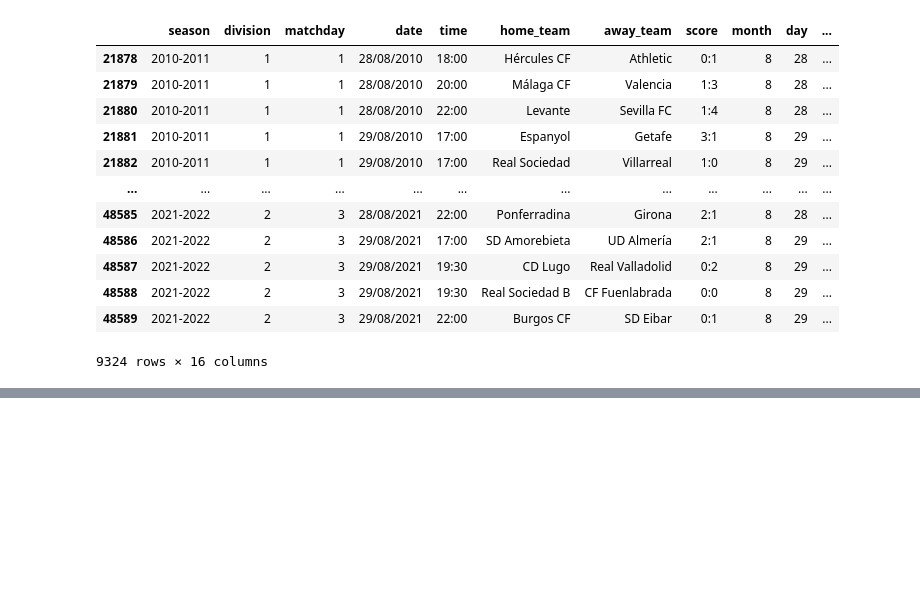
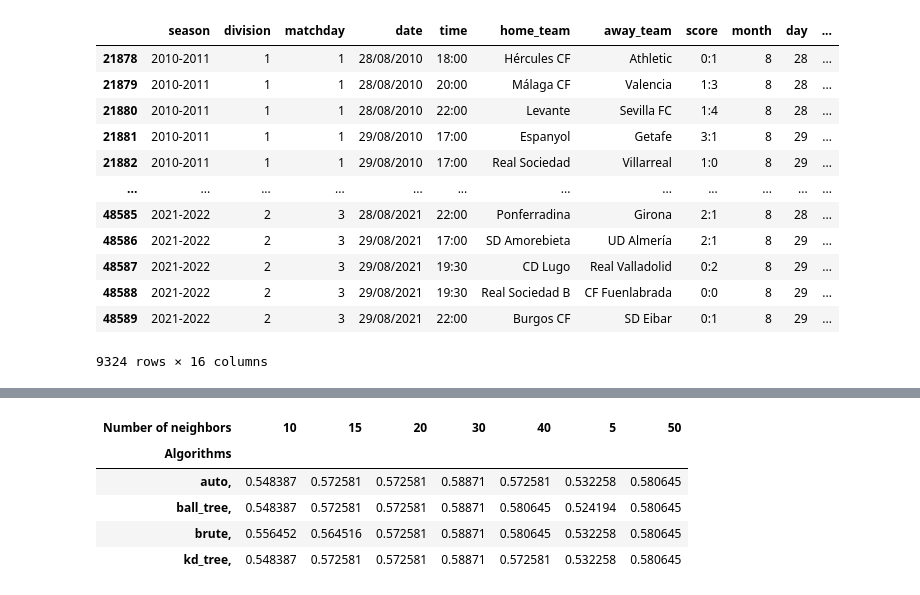
Before and after one commit to alexfulleda98/la-quiniela, a Jupyter notebook: analysis/ModelAnalysis.ipynb, the cells around one changed output, grey strips where cells are left out. Drawn from its saved outputs; the diff is of its cells as text; code cells hidden in the pictures; blank space fills up the shorter version.

Commit message:
Model accuracy table

```diff
--- a/analysis/ModelAnalysis.ipynb
+++ b/analysis/ModelAnalysis.ipynb
@@ -261,0 +262,22 @@ models_df.sort_values(by="accuracy", ascending=False)
+# %%
+#Representation of the accuracy of the model:
+models_df
+model = models_df["model"].str.split(expand=True)
+model.columns = ['Weight', 'Algorithm', 'Neighbors']
+accuracy_df = pd.concat([model, models_df['accuracy']], axis=1)
+# %%
+def Accuracy_table(Weight):
+
+    acc_df = accuracy_df[accuracy_df.Weight == Weight]
+
+    table = pd.crosstab(accuracy_df.Algorithm, accuracy_df.Neighbors, rownames=['Algorithms'], colnames=['Number of neighbors'], values=accuracy_df.accuracy, aggfunc='first')
+
+    return table
+Accuracy_table('uniform,')
+# %% [output]
+| Number of neighbors | 10 | 15 | 20 | 30 | 40 | 5 | 50 |
+| Algorithms |  |  |  |  |  |  |  |
+| auto, | 0.548387 | 0.572581 | 0.572581 | 0.58871 | 0.572581 | 0.532258 | 0.580645 |
+| ball_tree, | 0.548387 | 0.572581 | 0.572581 | 0.58871 | 0.580645 | 0.524194 | 0.580645 |
+| brute, | 0.556452 | 0.564516 | 0.572581 | 0.58871 | 0.580645 | 0.532258 | 0.580645 |
+| kd_tree, | 0.548387 | 0.572581 | 0.572581 | 0.58871 | 0.572581 | 0.532258 | 0.580645 |
```
Also changed, not shown: parts of 5 cells of this notebook.
